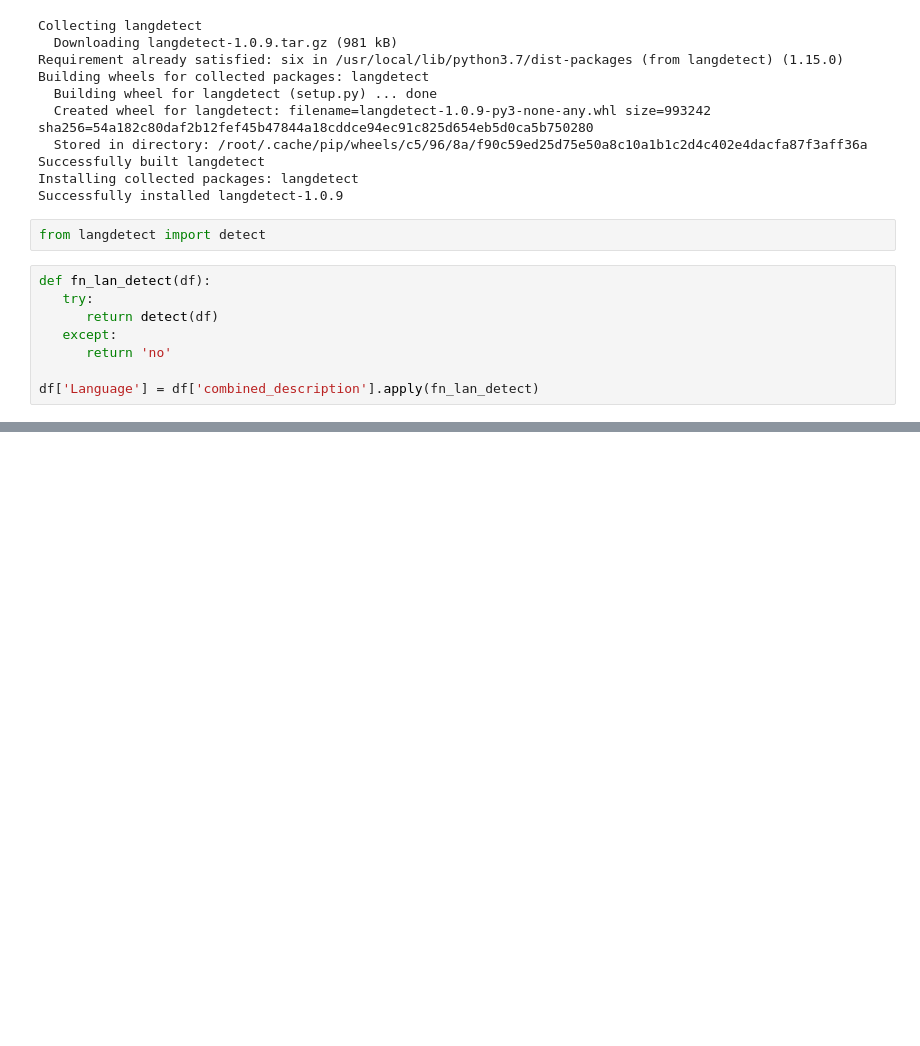
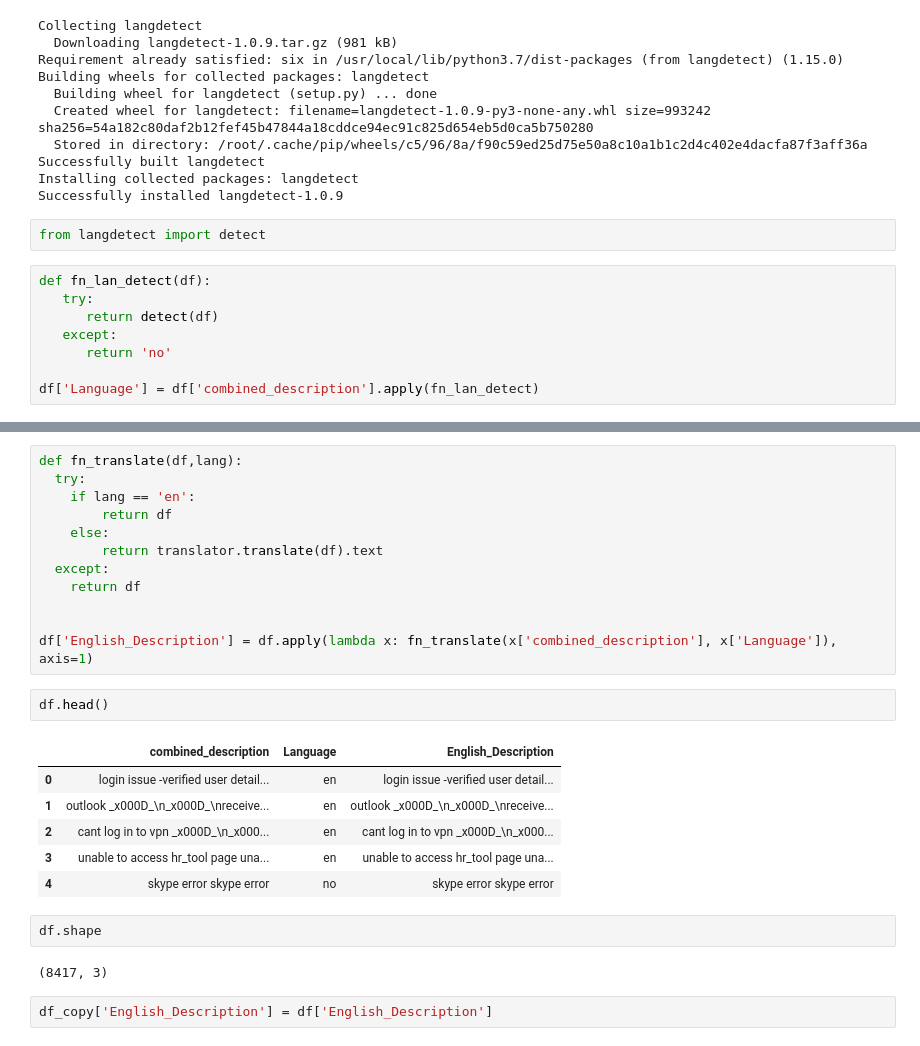
Before and after one commit to pbhuch/GL_DecA_G4_NLP1, a Jupyter notebook: GL_DecA_G4_NLP1.ipynb, the cells around one changed output, grey strips where cells are left out. Saved outputs shown, nothing was run; the diff lists cells and outputs as text; blank space fills up the shorter version.

Commit message:
Updated the code to export the data after translating the combined description to English language

```diff
--- a/GL_DecA_G4_NLP1.ipynb
+++ b/GL_DecA_G4_NLP1.ipynb
@@ -154,0 +175,27 @@ plt.show();
+# %%
+def fn_translate(df,lang):
+  try:
+    if lang == 'en':
+        return df
+    else:
+        return translator.translate(df).text
+  except:
+    return df
+
+
+df['English_Description'] = df.apply(lambda x: fn_translate(x['combined_description'], x['Language']), axis=1)
+# %%
+df.head()
+# %% [output]
+|  | combined_description | Language | English_Description |
+| 0 | login issue -verified user detail... | en | login issue -verified user detail... |
+| 1 | outlook _x000D_\n_x000D_\nreceive... | en | outlook _x000D_\n_x000D_\nreceive... |
+| 2 | cant log in to vpn _x000D_\n_x000... | en | cant log in to vpn _x000D_\n_x000... |
+| 3 | unable to access hr_tool page una... | en | unable to access hr_tool page una... |
+| 4 | skype error skype error | no | skype error skype error |
+# %%
+df.shape
+# %% [output]
+(8417, 3)
+# %%
+df_copy['English_Description'] = df['English_Description']
```
Also changed, not shown: parts of 9 cells of this notebook.
